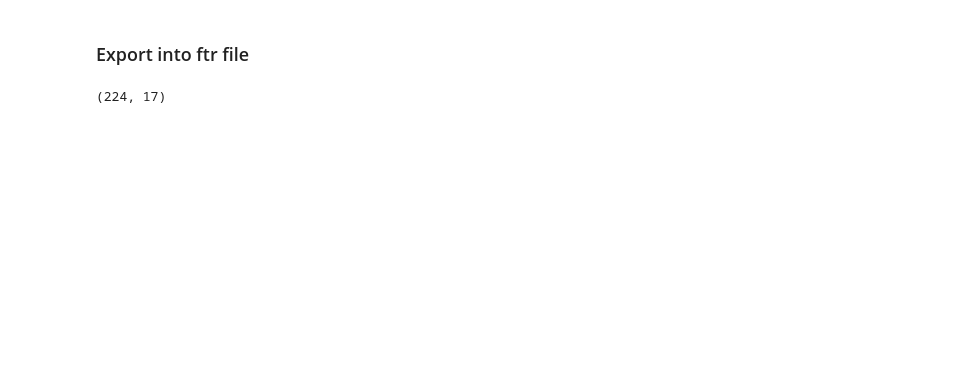
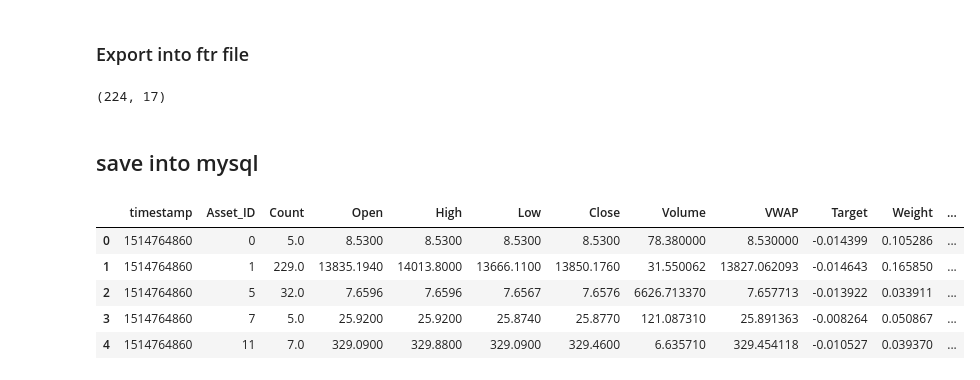
Before and after one commit to 123mitnik/Crypto_Forecasting_kaggle, a Jupyter notebook: new_data.ipynb, the cells around one changed output. Saved outputs shown, nothing was run; the diff lists cells and outputs as text; code cells hidden in the pictures; blank space fills up the shorter version.

Commit message:
add save into mysql

```diff
--- a/new_data.ipynb
+++ b/new_data.ipynb
@@ -280,3 +280,25 @@ train.reset_index().drop(['R_15','Mkt_lrt','beta','Target2','is_real'],axis=1).t
 train.loc[train.Target.isin([np.nan, np.inf, -np.inf])].shape
 # %% [output]
 (224, 17)
+# %% [markdown]
+## save into mysql
+# %%
+import pandas as pd
+import numpy as np
+import ast
+import mysql.connector
+from mysql.connector import IntegrityError
+with open('mysql_configure') as f:
+    mysqlkeys = f.read()
+    mysqlkeys = ast.literal_eval(mysqlkeys)
+mydb = mysql.connector.connect(**mysqlkeys)
+new_data = pd.read_feather("./data/new_data4.ftr")
+# %%
+new_data.head()
+# %% [output]
+|  | timestamp | Asset_ID | Count | Open | High | Low | Close | Volume | VWAP | Target | Weight | ... |
+| 0 | 1514764860 | 0 | 5.0 | 8.5300 | 8.5300 | 8.5300 | 8.5300 | 78.380000 | 8.530000 | -0.014399 | 0.105286 | ... |
+| 1 | 1514764860 | 1 | 229.0 | 13835.1940 | 14013.8000 | 13666.1100 | 13850.1760 | 31.550062 | 13827.062093 | -0.014643 | 0.165850 | ... |
+| 2 | 1514764860 | 5 | 32.0 | 7.6596 | 7.6596 | 7.6567 | 7.6576 | 6626.713370 | 7.657713 | -0.013922 | 0.033911 | ... |
+| 3 | 1514764860 | 7 | 5.0 | 25.9200 | 25.9200 | 25.8740 | 25.8770 | 121.087310 | 25.891363 | -0.008264 | 0.050867 | ... |
+| 4 | 1514764860 | 11 | 7.0 | 329.0900 | 329.8800 | 329.0900 | 329.4600 | 6.635710 | 329.454118 | -0.010527 | 0.039370 | ... |
```
Also changed, not shown: parts of 2 cells of this notebook.
